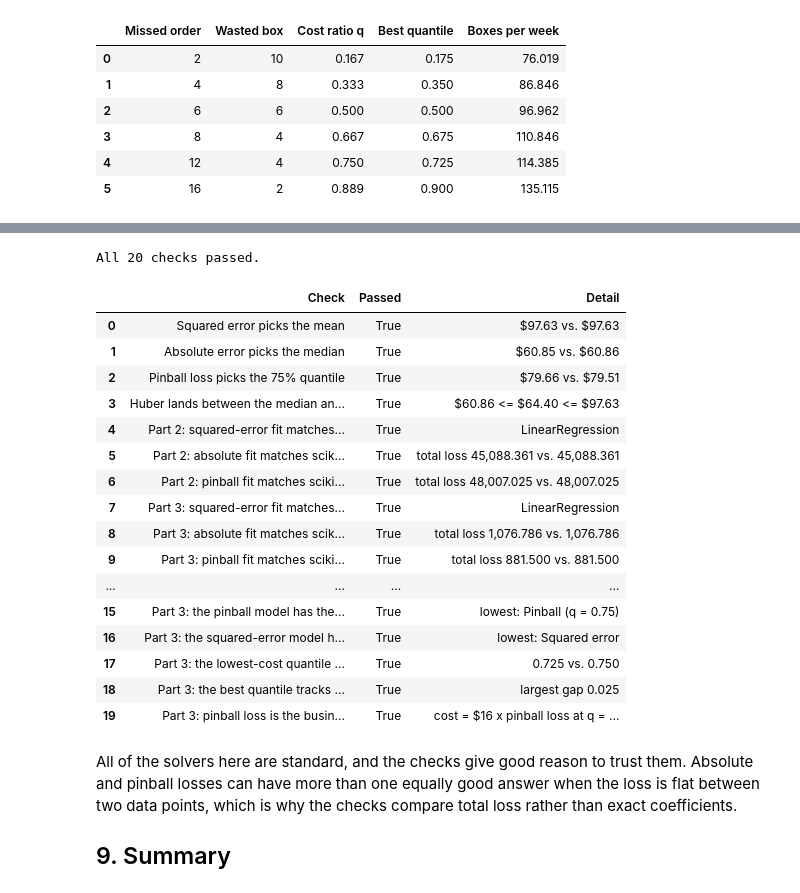
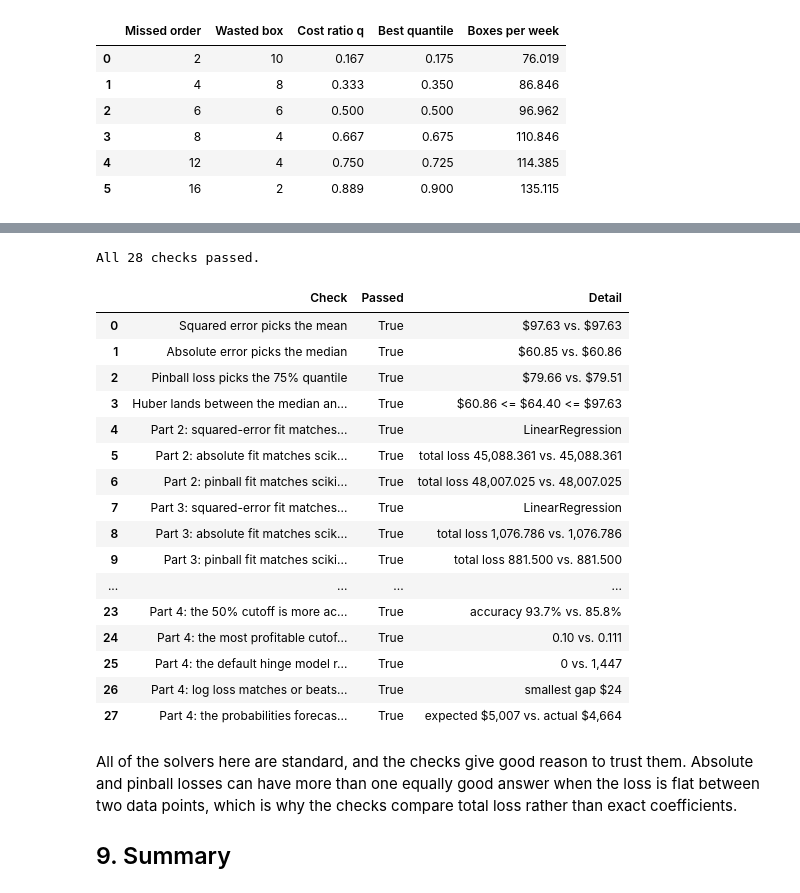
Before and after one commit to joedom99/loss-functions-for-marketers, a Jupyter notebook: loss_functions_for_marketers.ipynb, the cells around one changed output, grey strips where cells are left out. Cells and saved outputs as stored; diff of their text form; code cells hidden in the pictures.

```diff
--- a/loss_functions_for_marketers.ipynb
+++ b/loss_functions_for_marketers.ipynb
@@ -221,17 +232,32 @@ D = {
     "promo_share": 0.20,                 # share of weeks with a promotion
     "demand_noise": 0.25,                # week-to-week noise in demand (log scale, grows with demand)
     "replay_years": 1000,                # simulated versions of the test year
+
+    # Part 4: website visitors and retargeting
+    "n_visitors_train": 5000,            # past visitors the models learn from
+    "n_visitors_test": 20000,            # new visitors the decisions are scored on
+    "avg_pages": 4,                      # average pages viewed per visit
+    "returning_share": 0.30,             # share of visitors who have been to the site before
+    "email_share": 0.20,                 # share of visitors on the email list
+    # How each signal raises the odds of buying after a retargeting ad (log-odds scale):
+    # intercept, pages viewed, log minutes on site, returning visitor, added to cart, email subscriber
+    "buy_signal": [-5.0, 0.18, 0.45, 0.70, 1.90, 0.80],
 }
 # %%
 C = {
     "gross_margin": 0.45,          # share of revenue left after cost of goods
     "cost_per_order_missed": 12,   # lost margin and goodwill when a customer can't get a box
     "cost_per_box_wasted": 4,      # ingredients and labor in a box that goes unsold
+    "cost_per_ad": 3,              # cost to retarget one past visitor with an ad
+    "margin_per_sale": 27,         # margin on a typical $60 order at a 45% gross margin
 }
 
 # The share of the time you want enough boxes on hand. More on this in Part 3.
 Q = C["cost_per_order_missed"] / (C["cost_per_order_missed"] + C["cost_per_box_wasted"])
 # Revenue each ad dollar must bring back to pay for itself after cost of goods
 BREAKEVEN = 1 / C["gross_margin"]
-print(f"Target quantile q = {Q:.2f} | breakeven revenue per ad dollar = ${BREAKEVEN:.2f}")
+# Retarget a visitor when their chance of buying is above this cutoff. More on this in Part 4.
+CUTOFF = C["cost_per_ad"] / C["margin_per_sale"]
+print(f"Target quantile q = {Q:.2f} | breakeven revenue per ad dollar = ${BREAKEVEN:.2f} | "
+      f"retargeting cutoff = {CUTOFF:.1%}")
 # %% [output]
@@ -242,6 +268,9 @@ L = {
     "huber_delta_revenue": 1500,  # Part 2: the same idea for weekly revenue, in dollars
     "huber_delta_boxes": 15,      # Part 3: the same idea for weekly demand, in boxes
     "quantile_grid": np.round(np.arange(0.05, 0.951, 0.025), 3),  # quantiles to sweep in Part 3
+    "svm_C": 1.0,                 # Part 4: regularization strength, the same for both classifiers
+    "cutoff_grid": np.round(np.arange(0.01, 0.701, 0.01), 2),     # Part 4: probability cutoffs to sweep
+    "ad_cost_grid": [1, 2, 3, 4, 5, 6, 8, 10],                    # Part 4: ad costs to try, in dollars
 }
 # %% [markdown]
 ## 2. What a loss function is
@@ -1007,39 +1367,63 @@ check("Part 3: the pinball model has the lowest business cost", res3["Yearly cos
       f"lowest: {res3['Yearly cost'].idxmin()}")
 check("Part 3: the squared-error model has the lowest RMSE", res3["RMSE"].idxmin() == "Squared error",
       f"lowest: {res3['RMSE'].idxmin()}")
 check("Part 3: the lowest-cost quantile is near the cost ratio", abs(q_best - Q) <= 0.05, f"{q_best:.3f} vs. {Q:.3f}")
 check("Part 3: the best quantile tracks the cost ratio for every ratio tried",
       (ratio_df["Best quantile"] - ratio_df["Cost ratio q"]).abs().max() <= 0.08,
       f"largest gap {(ratio_df['Best quantile'] - ratio_df['Cost ratio q']).abs().max():.3f}")
 check("Part 3: pinball loss is the business cost, rescaled",
       np.isclose(business_cost(np.full(52, 100.0), Y_test[0]),
                  (C["cost_per_order_missed"] + C["cost_per_box_wasted"]) * pinball_loss(Y_test[0] - 100.0, Q).sum()),
       f"cost = ${C['cost_per_order_missed'] + C['cost_per_box_wasted']} x pinball loss at q = {Q:.2f}")
 
+# Part 4: probabilities are honest, and the cost-based cutoff beats the alternatives
+ece = np.average(np.abs(pred_bin - actual_bin), weights=[(bins == k).mean() for k in range(10)])
+check("Part 4: average predicted chance matches the actual buy rate", abs(prob.mean() - y4_test.mean()) < 0.01,
+      f"{prob.mean():.1%} vs. {y4_test.mean():.1%}")
+check("Part 4: log-loss probabilities are well calibrated", ece < 0.02, f"average gap {ece:.3f}")
+r_all, r_50, r_cut, r_h, r_hc = [res4.iloc[i] for i in range(5)]
+check("Part 4: the cost-based cutoff beats every other rule on profit",
+      r_cut["Profit"] > max(r_all["Profit"], r_50["Profit"], r_h["Profit"], r_hc["Profit"]),
+      f"${r_cut['Profit']:,.0f} vs. next best ${max(r_all['Profit'], r_50['Profit'], r_h['Profit'], r_hc['Profit']):,.0f}")
+check("Part 4: the 50% cutoff is more accurate but less profitable",
+      r_50["Accuracy"] > r_cut["Accuracy"] and r_50["Profit"] < r_cut["Profit"],
+      f"accuracy {r_50['Accuracy']:.1%} vs. {r_cut['Accuracy']:.1%}")
+check("Part 4: the most profitable cutoff is near the cost-based cutoff", abs(best_cut - CUTOFF) <= 0.05,
+      f"{best_cut:.2f} vs. {CUTOFF:.3f}")
+check("Part 4: the default hinge model retargets fewer visitors than the cost-based rule",
+      r_h["Visitors retargeted"] < r_cut["Visitors retargeted"], f"{r_h['Visitors retargeted']:,.0f} vs. {r_cut['Visitors retargeted']:,.0f}")
+check("Part 4: log loss matches or beats the retrained hinge model at every ad cost",
+      (adcost["Log loss profit"] >= adcost["Hinge profit"] - 100).all(),
+      f"smallest gap ${(adcost['Log loss profit'] - adcost['Hinge profit']).min():,.0f}")
+# Tolerance: within 10% of the margin the campaign earned, so the check scales with the campaign's size
+check("Part 4: the probabilities forecast the campaign's profit",
+      abs(predicted_profit - r_cut["Profit"]) < 0.10 * C["margin_per_sale"] * r_cut["Buyers reached"],
+      f"expected ${predicted_profit:,.0f} vs. actual ${r_cut['Profit']:,.0f}")
+
 checks = pd.DataFrame(checks)
 if not checks["Passed"].all():
     raise AssertionError("Some checks failed:\n" + checks.loc[~checks["Passed"], ["Check", "Detail"]].to_string())
 print(f"All {len(checks)} checks passed.")
 checks
 # %% [output]
-All 20 checks passed.
+All 28 checks passed.
 |  | Check | Passed | Detail |
 | 0 | Squared error picks the mean | True | $97.63 vs. $97.63 |
 | 1 | Absolute error picks the median | True | $60.85 vs. $60.86 |
 | 2 | Pinball loss picks the 75% quantile | True | $79.66 vs. $79.51 |
 | 3 | Huber lands between the median an... | True | $60.86 <= $64.40 <= $97.63 |
 | 4 | Part 2: squared-error fit matches... | True | LinearRegression |
 | 5 | Part 2: absolute fit matches scik... | True | total loss 45,088.361 vs. 45,088.361 |
 | 6 | Part 2: pinball fit matches sciki... | True | total loss 48,007.025 vs. 48,007.025 |
 | 7 | Part 3: squared-error fit matches... | True | LinearRegression |
 | 8 | Part 3: absolute fit matches scik... | True | total loss 1,076.786 vs. 1,076.786 |
 | 9 | Part 3: pinball fit matches sciki... | True | total loss 881.500 vs. 881.500 |
 | ... | ... | ... | ... |
-| 15 | Part 3: the pinball model has the... | True | lowest: Pinball (q = 0.75) |
-| 16 | Part 3: the squared-error model h... | True | lowest: Squared error |
-| 17 | Part 3: the lowest-cost quantile ... | True | 0.725 vs. 0.750 |
-| 18 | Part 3: the best quantile tracks ... | True | largest gap 0.025 |
-| 19 | Part 3: pinball loss is the busin... | True | cost = $16 x pinball loss at q = ... |
+| 23 | Part 4: the 50% cutoff is more ac... | True | accuracy 93.7% vs. 85.8% |
+| 24 | Part 4: the most profitable cutof... | True | 0.10 vs. 0.111 |
+| 25 | Part 4: the default hinge model r... | True | 0 vs. 1,447 |
+| 26 | Part 4: log loss matches or beats... | True | smallest gap $24 |
+| 27 | Part 4: the probabilities forecas... | True | expected $5,007 vs. actual $4,664 |
 # %% [markdown]
 All of the solvers here are standard, and the checks give good reason to trust them. Absolute and pinball losses can have more than one equally good answer when the loss is flat between two data points, which is why the checks compare total loss rather than exact coefficients.
 
```
Also changed, not shown: parts of 29 cells of this notebook, 1 other file.
